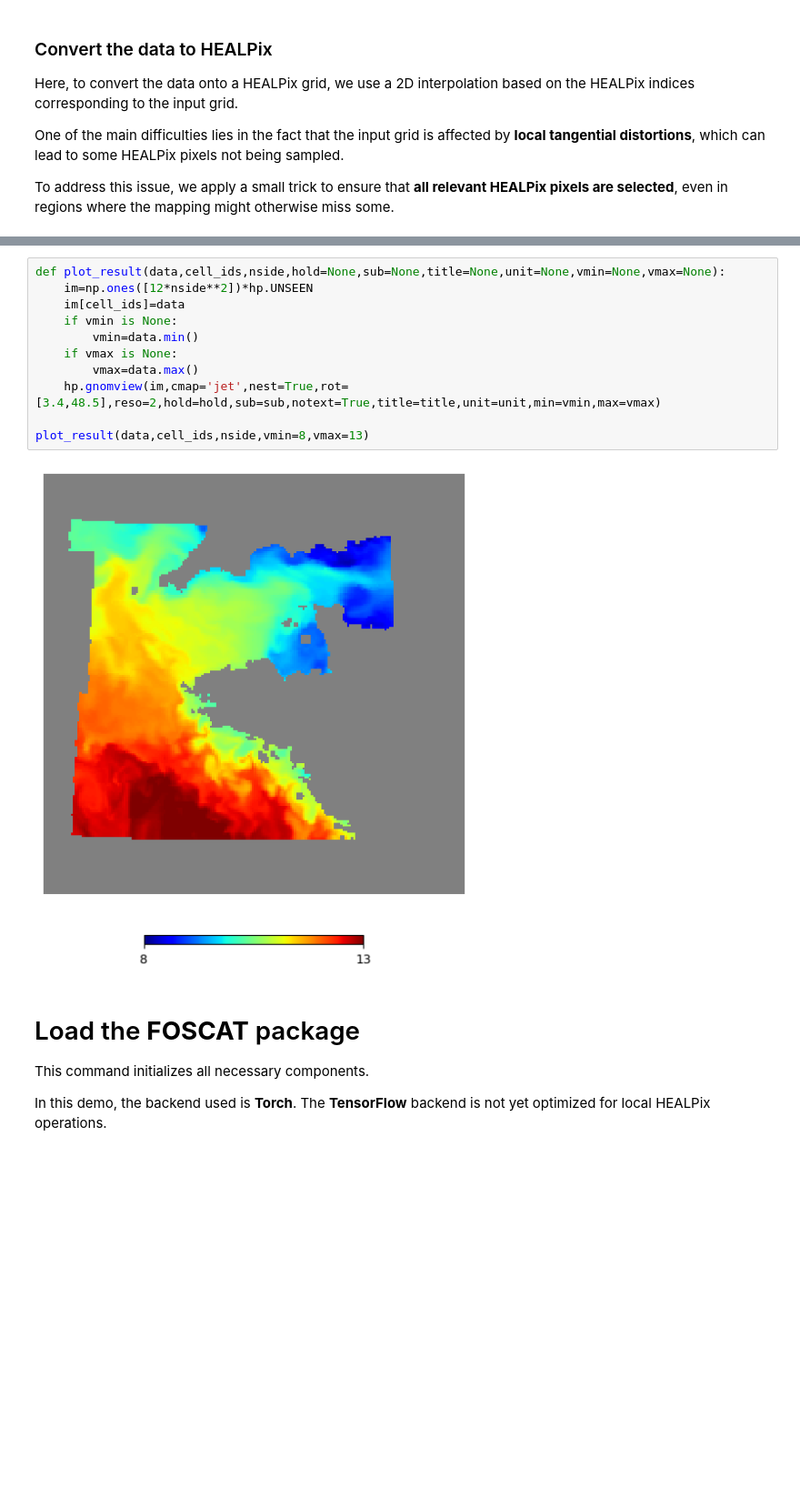
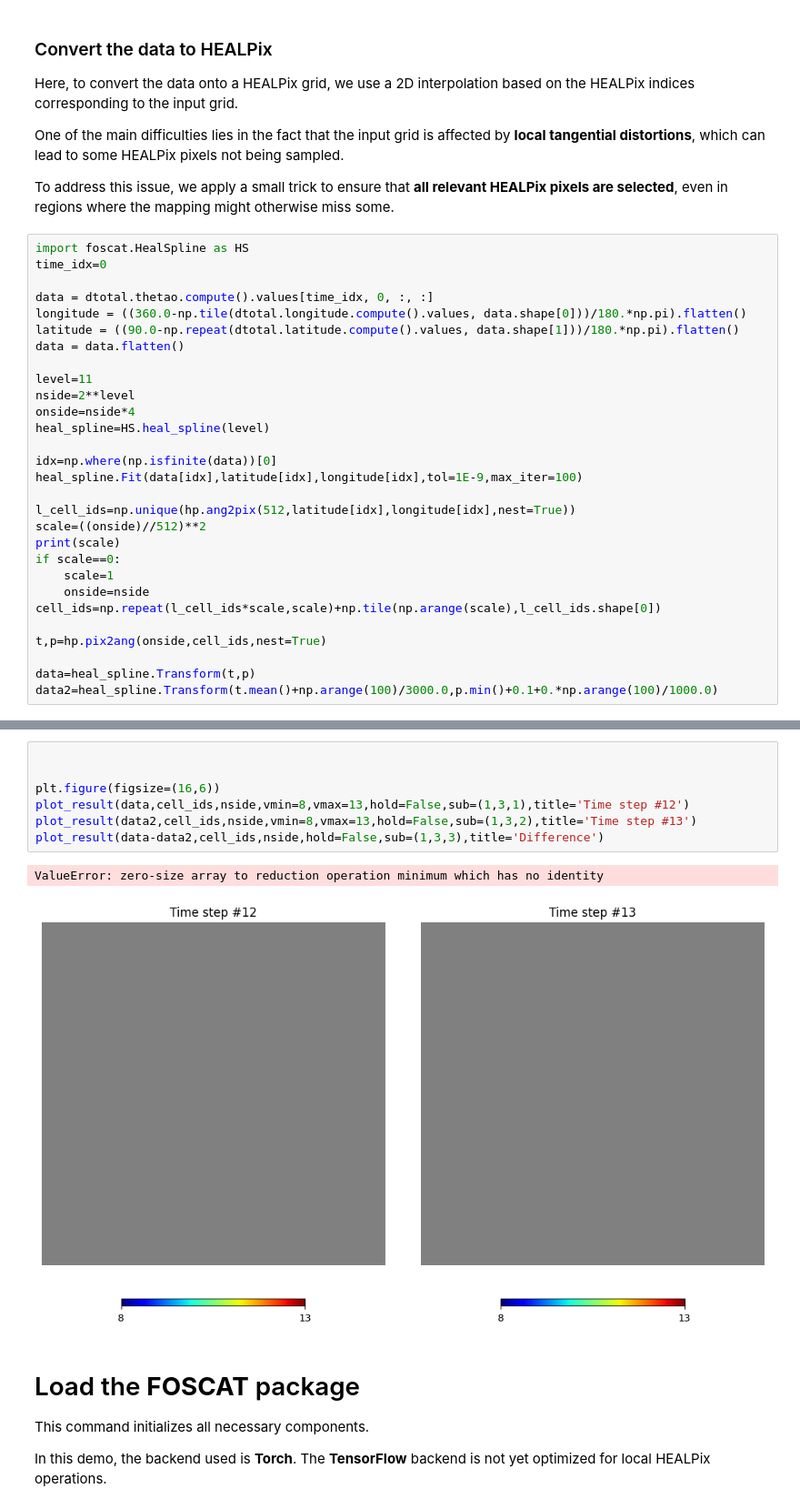
Before and after one commit to IAOCEA/demo-foscat-pangeo-eosc, a Jupyter notebook: local_foscat.ipynb, the cells around one changed output, grey strips where cells are left out. Shown at 91% size. Cells and saved outputs as stored; diff of their text form; blank space fills up the shorter version.

```diff
--- a/local_foscat.ipynb
+++ b/local_foscat.ipynb
@@ -171,3 +153,32 @@ Here, to convert the data onto a HEALPix grid, we use a 2D interpolation based o
 One of the main difficulties lies in the fact that the input grid is affected by **local tangential distortions**, which can lead to some HEALPix pixels not being sampled.
 
 To address this issue, we apply a small trick to ensure that **all relevant HEALPix pixels are selected**, even in regions where the mapping might otherwise miss some.
+# %%
+import foscat.HealSpline as HS
+time_idx=0
+
+data = dtotal.thetao.compute().values[time_idx, 0, :, :]
+longitude = ((360.0-np.tile(dtotal.longitude.compute().values, data.shape[0]))/180.*np.pi).flatten()
+latitude = ((90.0-np.repeat(dtotal.latitude.compute().values, data.shape[1]))/180.*np.pi).flatten()
+data = data.flatten()
+
+level=11
+nside=2**level
+onside=nside*4
+heal_spline=HS.heal_spline(level)
+
+idx=np.where(np.isfinite(data))[0]
+heal_spline.Fit(data[idx],latitude[idx],longitude[idx],tol=1E-9,max_iter=100)
+
+l_cell_ids=np.unique(hp.ang2pix(512,latitude[idx],longitude[idx],nest=True))
+scale=((onside)//512)**2
+print(scale)
+if scale==0:
+    scale=1
+    onside=nside
+cell_ids=np.repeat(l_cell_ids*scale,scale)+np.tile(np.arange(scale),l_cell_ids.shape[0])
+
+t,p=hp.pix2ang(onside,cell_ids,nest=True)
+
+data=heal_spline.Transform(t,p)
+data2=heal_spline.Transform(t.mean()+np.arange(100)/3000.0,p.min()+0.1+0.*np.arange(100)/1000.0)
@@ -210,16 +258,13 @@ data = grid_z[~np.isnan(grid_z)]
 # %%
-def plot_result(data,cell_ids,nside,hold=None,sub=None,title=None,unit=None,vmin=None,vmax=None):
-    im=np.ones([12*nside**2])*hp.UNSEEN
-    im[cell_ids]=data
-    if vmin is None:
-        vmin=data.min()
-    if vmax is None:
-        vmax=data.max()
-    hp.gnomview(im,cmap='jet',nest=True,rot=[3.4,48.5],reso=2,hold=hold,sub=sub,notext=True,title=title,unit=unit,min=vmin,max=vmax)
 
-plot_result(data,cell_ids,nside,vmin=8,vmax=13)
+
+plt.figure(figsize=(16,6))
+plot_result(data,cell_ids,nside,vmin=8,vmax=13,hold=False,sub=(1,3,1),title='Time step #12')
+plot_result(data2,cell_ids,nside,vmin=8,vmax=13,hold=False,sub=(1,3,2),title='Time step #13')
+plot_result(data-data2,cell_ids,nside,hold=False,sub=(1,3,3),title='Difference')
 # %% [output]
+ValueError: zero-size array to reduction operation minimum which has no identity
-[figure, old version]
+[figure, new version]
 # %% [markdown]
 # Load the **FOSCAT** package
 
```
Also changed, not shown: parts of 21 cells of this notebook, 3 other files.
